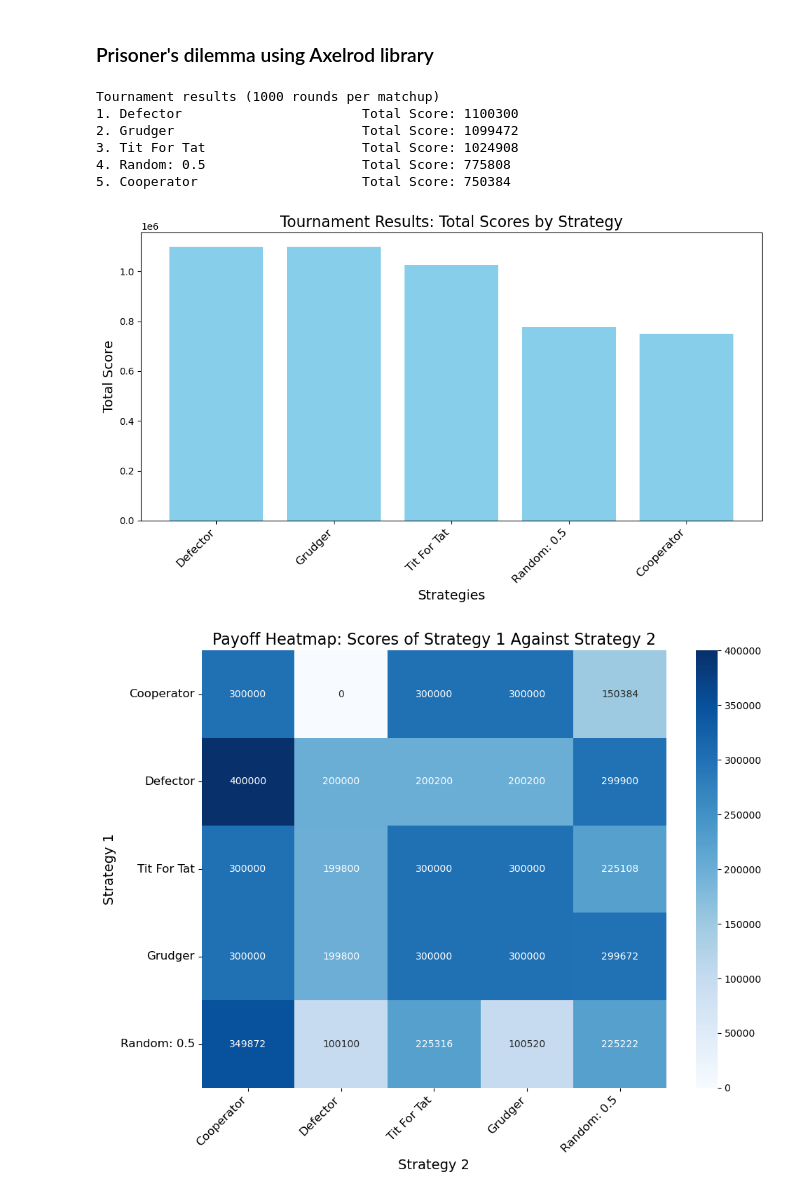
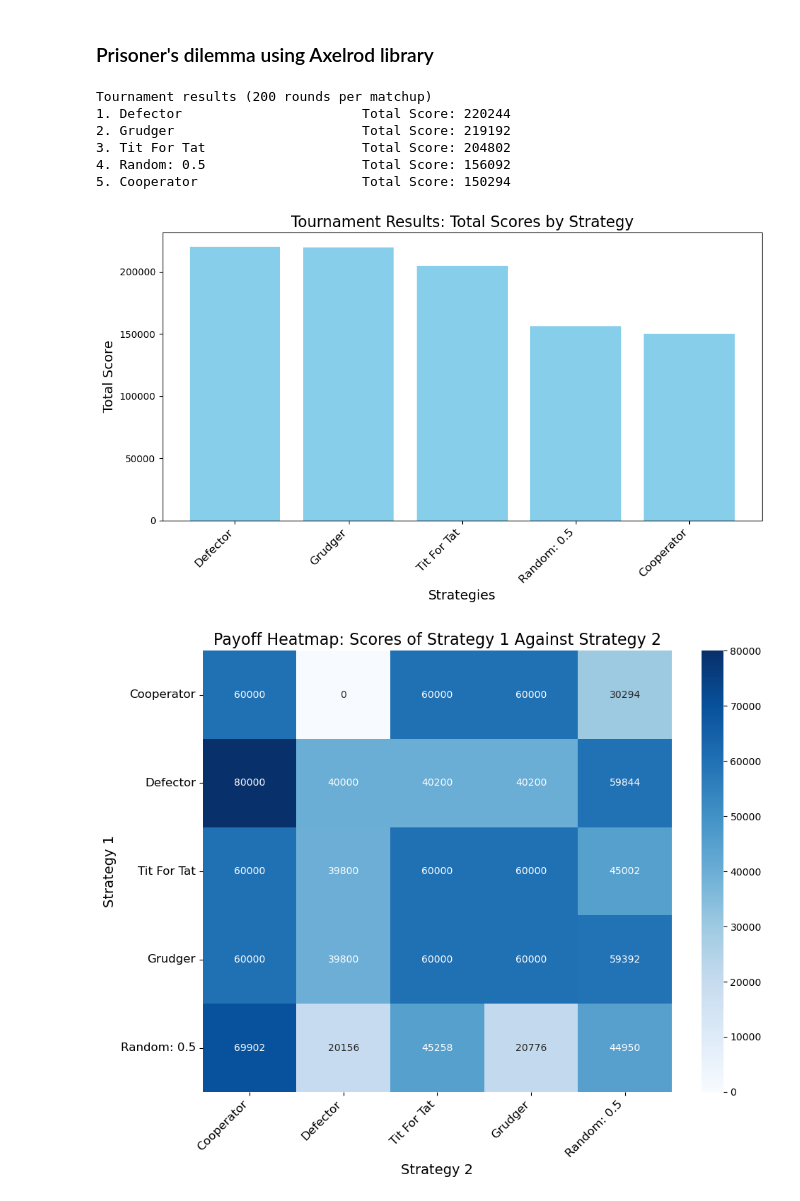
Before and after one commit to nicolasreichardt/algorithmic-game-theory, a Jupyter notebook: prisoners_dilemma_axelrod.ipynb, the cells around one changed output. Drawn from its saved outputs; the diff is of its cells as text; code cells hidden in the pictures.

```diff
--- a/prisoners_dilemma_axelrod.ipynb
+++ b/prisoners_dilemma_axelrod.ipynb
@@ -22,7 +22,7 @@ def run_axelrod_tournament():
     ]
 
     # Tournament with same parameters as scratch
-    tournament = axl.Tournament(strategies, turns=1000, repetitions=50, game=custom_game)
+    tournament = axl.Tournament(strategies, turns=200, repetitions=50, game=custom_game)
     results = tournament.play()
 
     # Get total scores and strategy names
@@ -30,7 +30,7 @@ def run_axelrod_tournament():
     strategy_names = [str(s) for s in strategies]
 
     # Display results
-    print(f"\nTournament results (1000 rounds per matchup)")
+    print(f"\nTournament results (200 rounds per matchup)")
     # Create ranking exactly like in scratch simulation
     results_dict = dict(zip(strategy_names, total_scores))
     sorted_results = sorted(results_dict.items(), key=lambda x: x[1], reverse=True)
@@ -56,39 +56,39 @@ def create_visualisation(results, strategies, sorted_results):
     plt.bar(strategy_names, scores, color='skyblue')
     plt.title("Tournament Results: Total Scores by Strategy", fontsize=16)
     plt.xlabel("Strategies", fontsize=14)
     plt.ylabel("Total Score", fontsize=14)
     plt.xticks(rotation=45, ha='right', fontsize=12)
     plt.tight_layout()
     plt.show()
 
     # Then, the heatmap
     payoff_matrix = results.payoff_matrix
     strategy_names_orig = [str(s) for s in strategies]
-    total_payoff_matrix = np.array(payoff_matrix) * 1000 * 50 # turns * repetitions
+    total_payoff_matrix = np.array(payoff_matrix) * 200 * 50 # turns * repetitions
 
     # DataFrame for heatmap
     pivot = pd.DataFrame(total_payoff_matrix,
                         index=strategy_names_orig,
                         columns=strategy_names_orig)
 
     plt.figure(figsize=(10, 8))
     sns.heatmap(pivot, annot=True, fmt=".0f", cmap="Blues", cbar=True)
     plt.title("Payoff Heatmap: Scores of Strategy 1 Against Strategy 2", fontsize=16)
     plt.xlabel("Strategy 2", fontsize=14)
     plt.ylabel("Strategy 1", fontsize=14)
     plt.xticks(rotation=45, ha='right', fontsize=12)
     plt.yticks(rotation=0, fontsize=12)
     plt.tight_layout()
     plt.show()
 
 # Running the tournament
 results, strategies = run_axelrod_tournament()
 # %% [output]
-Tournament results (1000 rounds per matchup)
-1. Defector                       Total Score: 1100300
-2. Grudger                        Total Score: 1099472
-3. Tit For Tat                    Total Score: 1024908
-4. Random: 0.5                    Total Score: 775808
-5. Cooperator                     Total Score: 750384
+Tournament results (200 rounds per matchup)
+1. Defector                       Total Score: 220244
+2. Grudger                        Total Score: 219192
+3. Tit For Tat                    Total Score: 204802
+4. Random: 0.5                    Total Score: 156092
+5. Cooperator                     Total Score: 150294
-[figure, old version]
+[figure, new version]
-[figure, old version]
+[figure, new version]
```
Also changed, not shown: 2 other files.
